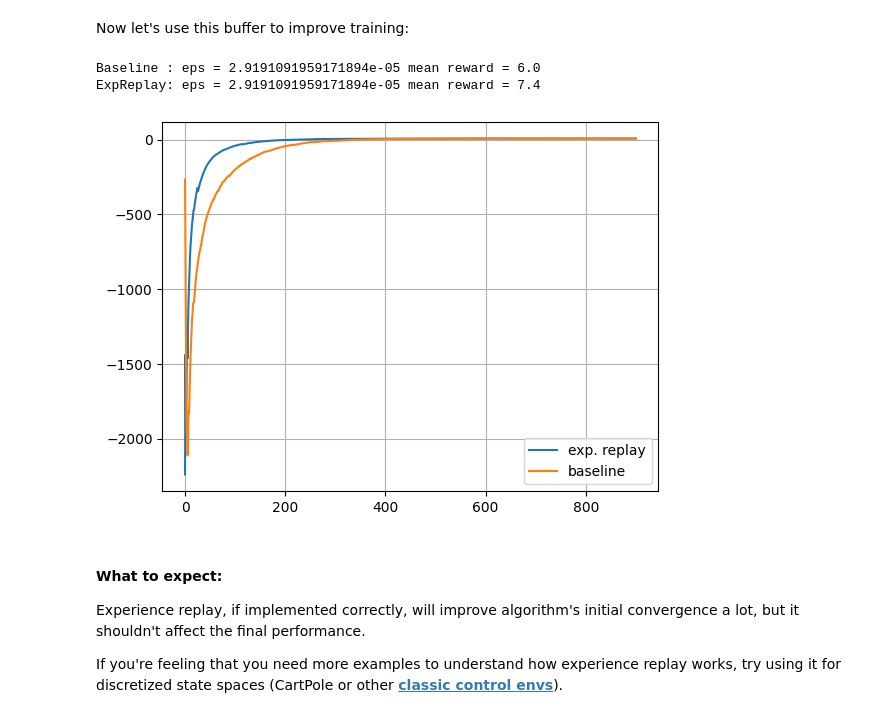
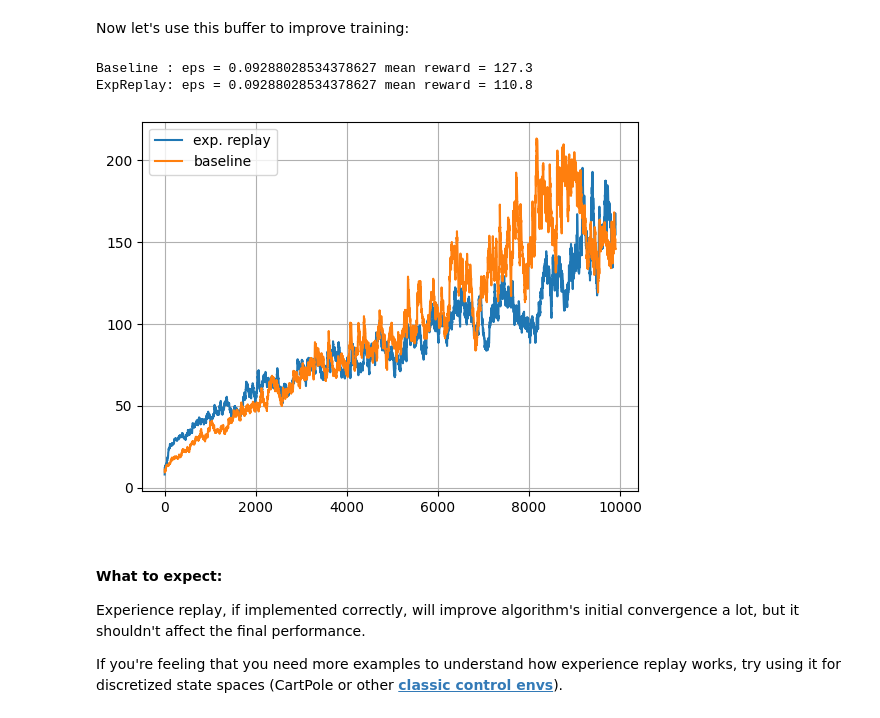
Before and after one commit to Menoudo/Practical_RL, a Jupyter notebook: week03_model_free/homework.ipynb, the cells around one changed output. Cells and saved outputs as stored; diff of their text form; code cells hidden in the pictures.

```diff
--- a/week03_model_free/homework.ipynb
+++ b/week03_model_free/homework.ipynb
@@ -926,6 +928,3 @@ class ReplayBuffer(object):
             np.array( [self._storage[i][4] for i in idxes] ),
         )
         # </END OF YOUR CODE>
-# %%
-a = [1,2,3]
-a[[1,2,3]]
@@ -967,8 +964,8 @@ Now let's use this buffer to improve training:
 # %%
 import gymnasium as gym
 
-env = gym.make("Taxi-v3")
-# env = Discretizer(gym.make("CartPole-v1", render_mode="rgb_array"), n_digits=2)
+# env = gym.make("Taxi-v3")
+env = Discretizer(gym.make("CartPole-v1", render_mode="rgb_array"), n_digits=[1, 1, 2, 1])
 n_actions = env.action_space.n
 # %%
 def play_and_train_with_replay(env, agent, replay=None, t_max=10**4, replay_batch_size=32):
@@ -986,21 +983,19 @@ def play_and_train_with_replay(env, agent, replay=None, t_max=10**4, replay_batc
     for t in range(t_max):
         # get agent to pick action given state s
         # <YOUR CODE HERE>
-        a =
-
+        a = agent.get_action(s)
         # </END OF YOUR CODE>
 
         next_s, r, done, trunc, _ = env.step(a)
-
         # update agent on current transition. Use agent.update
         # <YOUR CODE HERE>
-
+        agent.update(s, a, r, next_s)
         # </END OF YOUR CODE>
 
         if replay is not None:
             # store current <s,a,r,s'> transition in buffer
             # <YOUR CODE HERE>
-
+            replay.add(s, a, r, next_s, done)
             # </END OF YOUR CODE>
 
             # sample replay_batch_size random transitions from replay,
@@ -1008,8 +1003,7 @@ def play_and_train_with_replay(env, agent, replay=None, t_max=10**4, replay_batc
             s_, a_, r_, next_s_, done_ = replay.sample(replay_batch_size)
             for i in range(replay_batch_size):
                 # <YOUR CODE HERE>
-                agent.update()
-
+                agent.update(tuple(s_[i]), a_[i], r_[i], tuple(next_s_[i]),)
                 # </END OF YOUR CODE>
 
         s = next_s
@@ -1025,7 +1019,7 @@ agent_baseline = QLearningAgent(alpha=0.5, epsilon=0.25, discount=0.99, env=env)
 
 agent_replay = QLearningAgent(alpha=0.5, epsilon=0.25, discount=0.99, env=env)
 
-replay = ReplayBuffer(1000)
+replay = ReplayBuffer(100)
 # %%
 import pandas as pd
 from IPython.display import clear_output
@@ -1037,40 +1031,40 @@ def moving_average(x, span=100):
 
 rewards_replay, rewards_baseline = [], []
 
-for i in range(1000):
+for i in range(10000):
     rewards_replay.append(play_and_train_with_replay(env, agent_replay, replay))
     rewards_baseline.append(play_and_train_with_replay(env, agent_baseline, replay=None))
 
-    agent_replay.epsilon *= 0.99
-    agent_baseline.epsilon *= 0.99
+    agent_replay.epsilon *= 0.9999
+    agent_baseline.epsilon *= 0.9999
 
     if i % 100 == 0:
         clear_output(True)
         print(
             "Baseline : eps =",
             agent_replay.epsilon,
             "mean reward =",
             np.mean(rewards_baseline[-10:]),
         )
         print(
             "ExpReplay: eps =",
             agent_baseline.epsilon,
             "mean reward =",
             np.mean(rewards_replay[-10:]),
         )
         plt.plot(moving_average(rewards_replay), label="exp. replay")
         plt.plot(moving_average(rewards_baseline), label="baseline")
         plt.grid()
         plt.legend()
         plt.show()
 
 assert np.array(rewards_replay[:200]).mean() > np.array(rewards_baseline[:200]).mean(), (
     "Experienced replay should improve performance"
 )
 # %% [output]
-Baseline : eps = 2.9191091959171894e-05 mean reward = 6.0
-ExpReplay: eps = 2.9191091959171894e-05 mean reward = 7.4
+Baseline : eps = 0.09288028534378627 mean reward = 127.3
+ExpReplay: eps = 0.09288028534378627 mean reward = 110.8
-[figure, old version]
+[figure, new version]
 # %% [markdown]
 #### What to expect:
 
```
Also changed, not shown: parts of 2 cells of this notebook.
